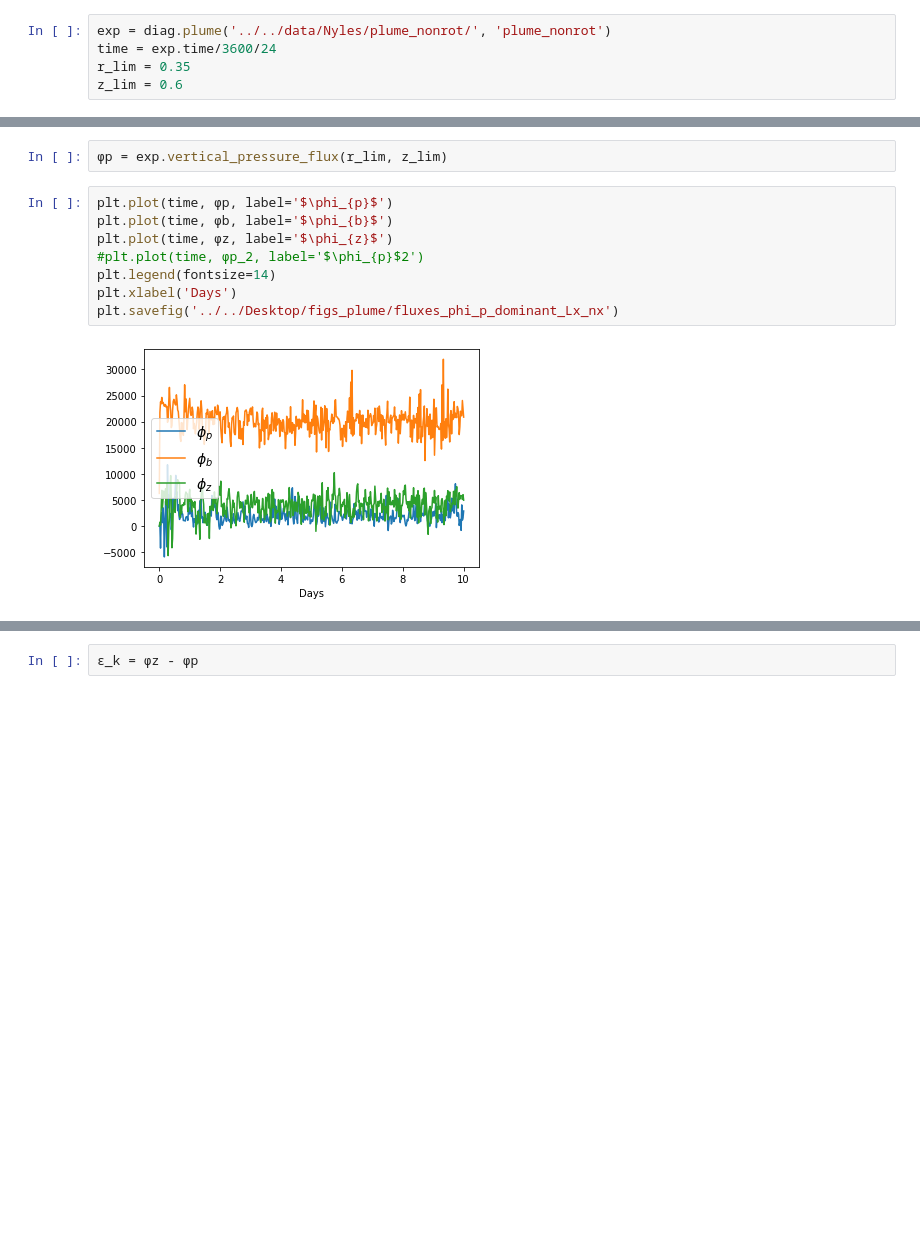
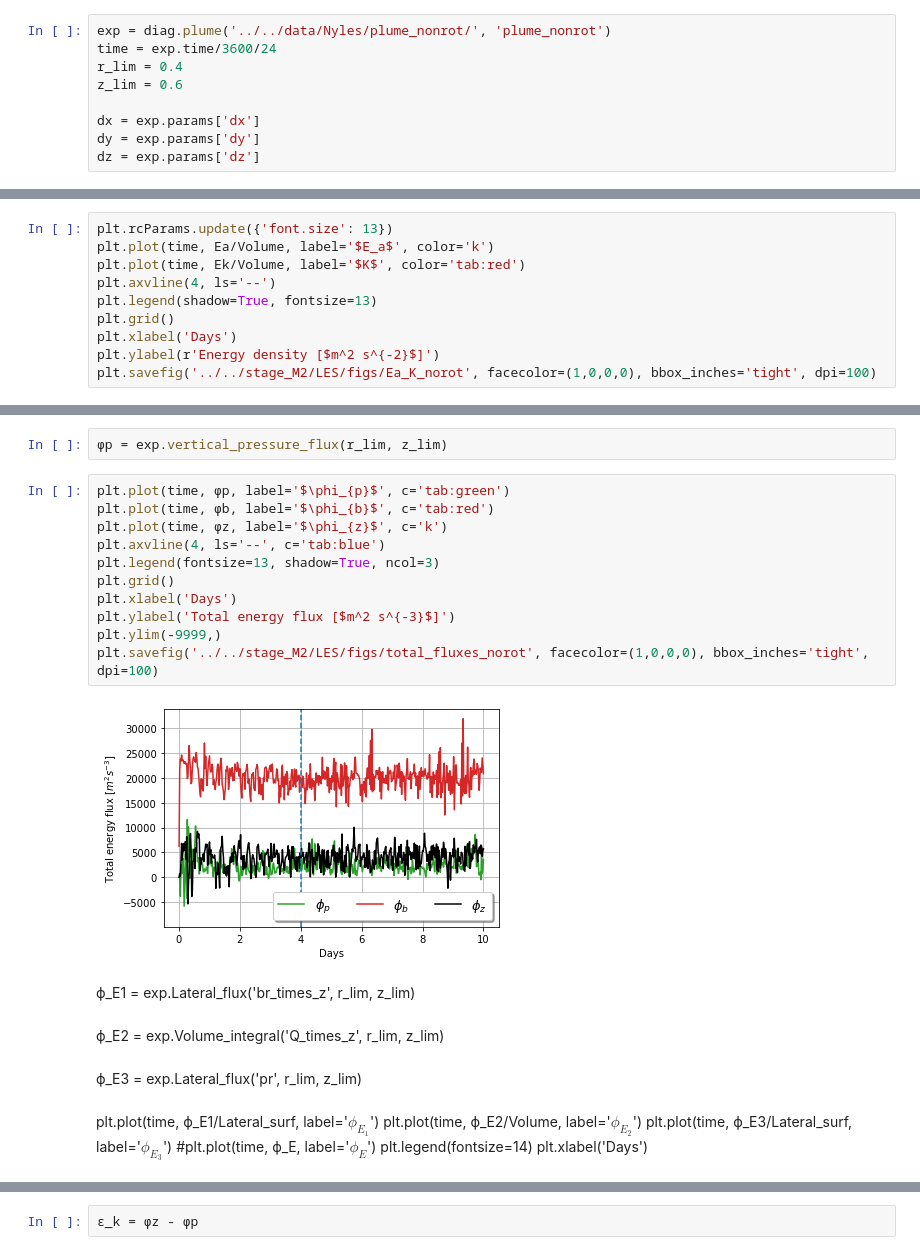
Before and after one commit to cpierard/Nyles, a Jupyter notebook: notebooks/Mixing_efficiency.ipynb, the cells around one changed output, grey strips where cells are left out. Saved outputs shown, nothing was run; the diff lists cells and outputs as text; blank space fills up the shorter version.

Commit message:
hopefully the final plots for the disertation

```diff
--- a/notebooks/Mixing_efficiency.ipynb
+++ b/notebooks/Mixing_efficiency.ipynb
@@ -7,8 +7,12 @@ from iosubdomains import Variable
 # %%
 exp = diag.plume('../../data/Nyles/plume_nonrot/', 'plume_nonrot')
 time = exp.time/3600/24
-r_lim = 0.35
+r_lim = 0.4
 z_lim = 0.6
+
+dx = exp.params['dx']
+dy = exp.params['dy']
+dz = exp.params['dz']
 # %%
 Ea = exp.Volume_integral('APE', r_lim, z_lim)
 # %%
@@ -22,0 +48,10 @@ plt.legend()
+# %%
+plt.rcParams.update({'font.size': 13})
+plt.plot(time, Ea/Volume, label='$E_a$', color='k')
+plt.plot(time, Ek/Volume, label='$K$', color='tab:red')
+plt.axvline(4, ls='--')
+plt.legend(shadow=True, fontsize=13)
+plt.grid()
+plt.xlabel('Days')
+plt.ylabel(r'Energy density [$m^2 s^{-2}$]')
+plt.savefig('../../stage_M2/LES/figs/Ea_K_norot', facecolor=(1,0,0,0), bbox_inches='tight', dpi=100)
@@ -27,12 +64,28 @@ plt.legend()
 # %%
 ϕp = exp.vertical_pressure_flux(r_lim, z_lim)
 # %%
-plt.plot(time, ϕp, label='$\phi_{p}$')
-plt.plot(time, ϕb, label='$\phi_{b}$')
-plt.plot(time, ϕz, label='$\phi_{z}$')
-#plt.plot(time, ϕp_2, label='$\phi_{p}$2')
-plt.legend(fontsize=14)
+plt.plot(time, ϕp, label='$\phi_{p}$', c='tab:green')
+plt.plot(time, ϕb, label='$\phi_{b}$', c='tab:red')
+plt.plot(time, ϕz, label='$\phi_{z}$', c='k')
+plt.axvline(4, ls='--', c='tab:blue')
+plt.legend(fontsize=13, shadow=True, ncol=3)
+plt.grid()
 plt.xlabel('Days')
-plt.savefig('../../Desktop/figs_plume/fluxes_phi_p_dominant_Lx_nx')
+plt.ylabel('Total energy flux [$m^2 s^{-3}$]')
+plt.ylim(-9999,)
+plt.savefig('../../stage_M2/LES/figs/total_fluxes_norot', facecolor=(1,0,0,0), bbox_inches='tight', dpi=100)
 # %% [output]
-[figure, old version]
+[figure, new version]
+# %% [markdown]
+ϕ_E1 = exp.Lateral_flux('br_times_z', r_lim, z_lim)
+# %% [markdown]
+ϕ_E2 = exp.Volume_integral('Q_times_z', r_lim, z_lim)
+# %% [markdown]
+ϕ_E3 = exp.Lateral_flux('pr', r_lim, z_lim)
+# %% [markdown]
+plt.plot(time, ϕ_E1/Lateral_surf, label='$\phi_{E_1}$')
+plt.plot(time, ϕ_E2/Volume, label='$\phi_{E_2}$')
+plt.plot(time, ϕ_E3/Lateral_surf, label='$\phi_{E_3}$')
+#plt.plot(time, ϕ_E, label='$\phi_{E}$')
+plt.legend(fontsize=14)
+plt.xlabel('Days')
```
Also changed, not shown: parts of 23 cells of this notebook, 4 other files.
